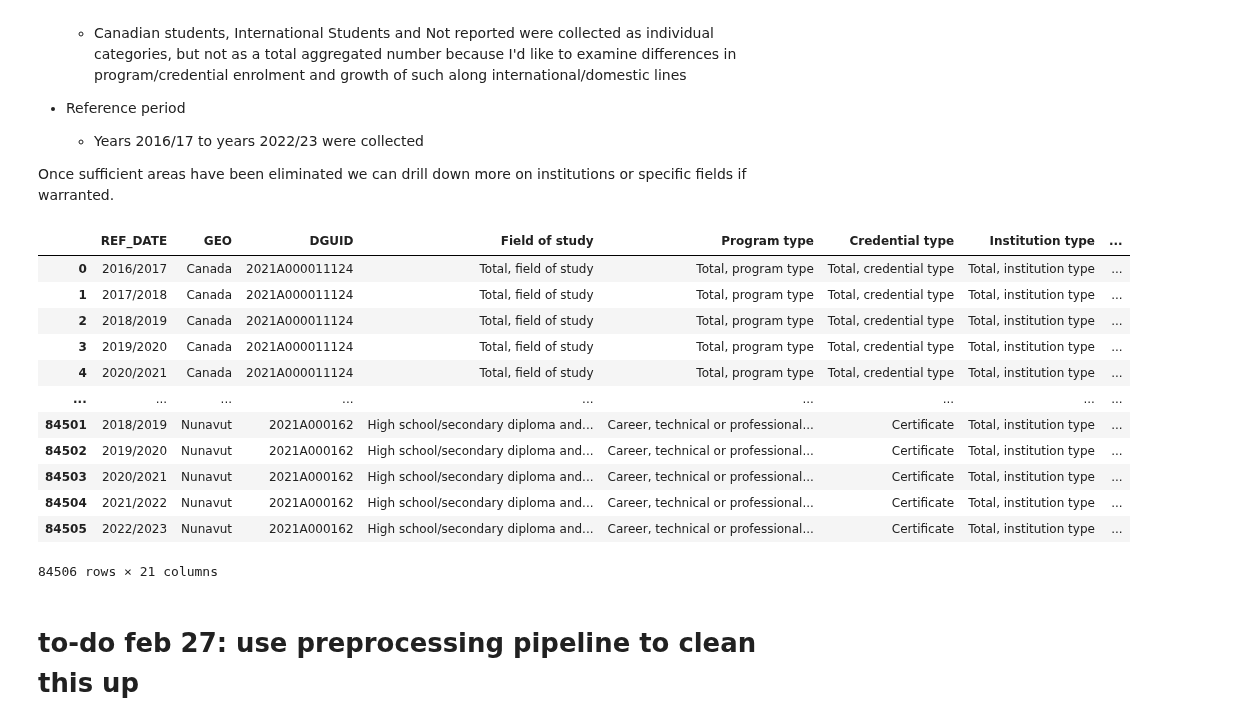
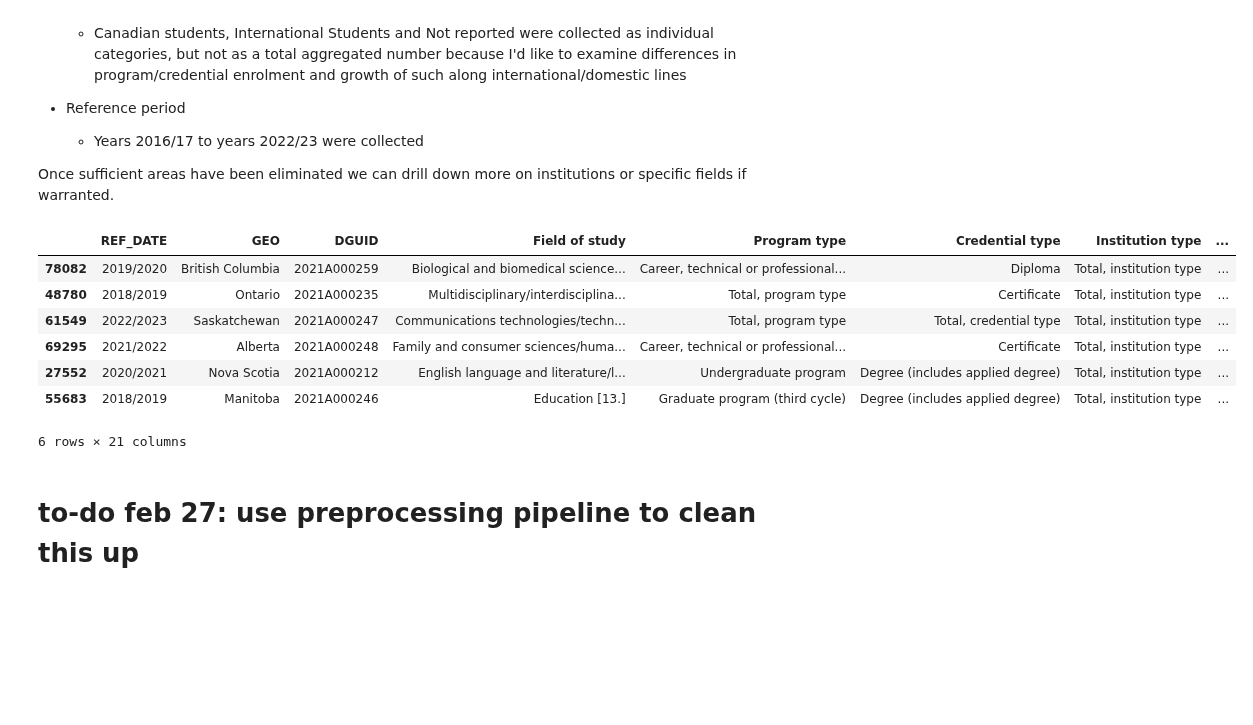
Before and after one commit to tjjdoherty/canadian-psi-project, a Jupyter notebook: program_cred_analysis.ipynb, the cells around one changed output. Cells and saved outputs as stored; diff of their text form; code cells hidden in the pictures; blank space fills up the shorter version.

```diff
--- a/program_cred_analysis.ipynb
+++ b/program_cred_analysis.ipynb
@@ -183,21 +183,16 @@ Once sufficient areas have been eliminated we can drill down more on institution
 # import the new csv file
 progs = pd.read_csv('/Users/thomasdoherty/Desktop/canadian-psi-project/psi_data/statcan_data/progs_credentials_fields.csv')
 # %%
-progs
+progs.sample(6)
 # %% [output]
 |  | REF_DATE | GEO | DGUID | Field of study | Program type | Credential type | Institution type | ... |
-| 0 | 2016/2017 | Canada | 2021A000011124 | Total, field of study | Total, program type | Total, credential type | Total, institution type | ... |
-| 1 | 2017/2018 | Canada | 2021A000011124 | Total, field of study | Total, program type | Total, credential type | Total, institution type | ... |
-| 2 | 2018/2019 | Canada | 2021A000011124 | Total, field of study | Total, program type | Total, credential type | Total, institution type | ... |
-| 3 | 2019/2020 | Canada | 2021A000011124 | Total, field of study | Total, program type | Total, credential type | Total, institution type | ... |
-| 4 | 2020/2021 | Canada | 2021A000011124 | Total, field of study | Total, program type | Total, credential type | Total, institution type | ... |
-| ... | ... | ... | ... | ... | ... | ... | ... | ... |
-| 84501 | 2018/2019 | Nunavut | 2021A000162 | High school/secondary diploma and... | Career, technical or professional... | Certificate | Total, institution type | ... |
-| 84502 | 2019/2020 | Nunavut | 2021A000162 | High school/secondary diploma and... | Career, technical or professional... | Certificate | Total, institution type | ... |
-| 84503 | 2020/2021 | Nunavut | 2021A000162 | High school/secondary diploma and... | Career, technical or professional... | Certificate | Total, institution type | ... |
-| 84504 | 2021/2022 | Nunavut | 2021A000162 | High school/secondary diploma and... | Career, technical or professional... | Certificate | Total, institution type | ... |
-| 84505 | 2022/2023 | Nunavut | 2021A000162 | High school/secondary diploma and... | Career, technical or professional... | Certificate | Total, institution type | ... |
+| 78082 | 2019/2020 | British Columbia | 2021A000259 | Biological and biomedical science... | Career, technical or professional... | Diploma | Total, institution type | ... |
+| 48780 | 2018/2019 | Ontario | 2021A000235 | Multidisciplinary/interdisciplina... | Total, program type | Certificate | Total, institution type | ... |
+| 61549 | 2022/2023 | Saskatchewan | 2021A000247 | Communications technologies/techn... | Total, program type | Total, credential type | Total, institution type | ... |
+| 69295 | 2021/2022 | Alberta | 2021A000248 | Family and consumer sciences/huma... | Career, technical or professional... | Certificate | Total, institution type | ... |
+| 27552 | 2020/2021 | Nova Scotia | 2021A000212 | English language and literature/l... | Undergraduate program | Degree (includes applied degree) | Total, institution type | ... |
+| 55683 | 2018/2019 | Manitoba | 2021A000246 | Education [13.] | Graduate program (third cycle) | Degree (includes applied degree) | Total, institution type | ... |
-84506 rows × 21 columns
+6 rows × 21 columns
 # %% [markdown]
 # to-do feb 27:  use preprocessing pipeline to clean this up
 # %%
```
Also changed, not shown: parts of 9 cells of this notebook.
